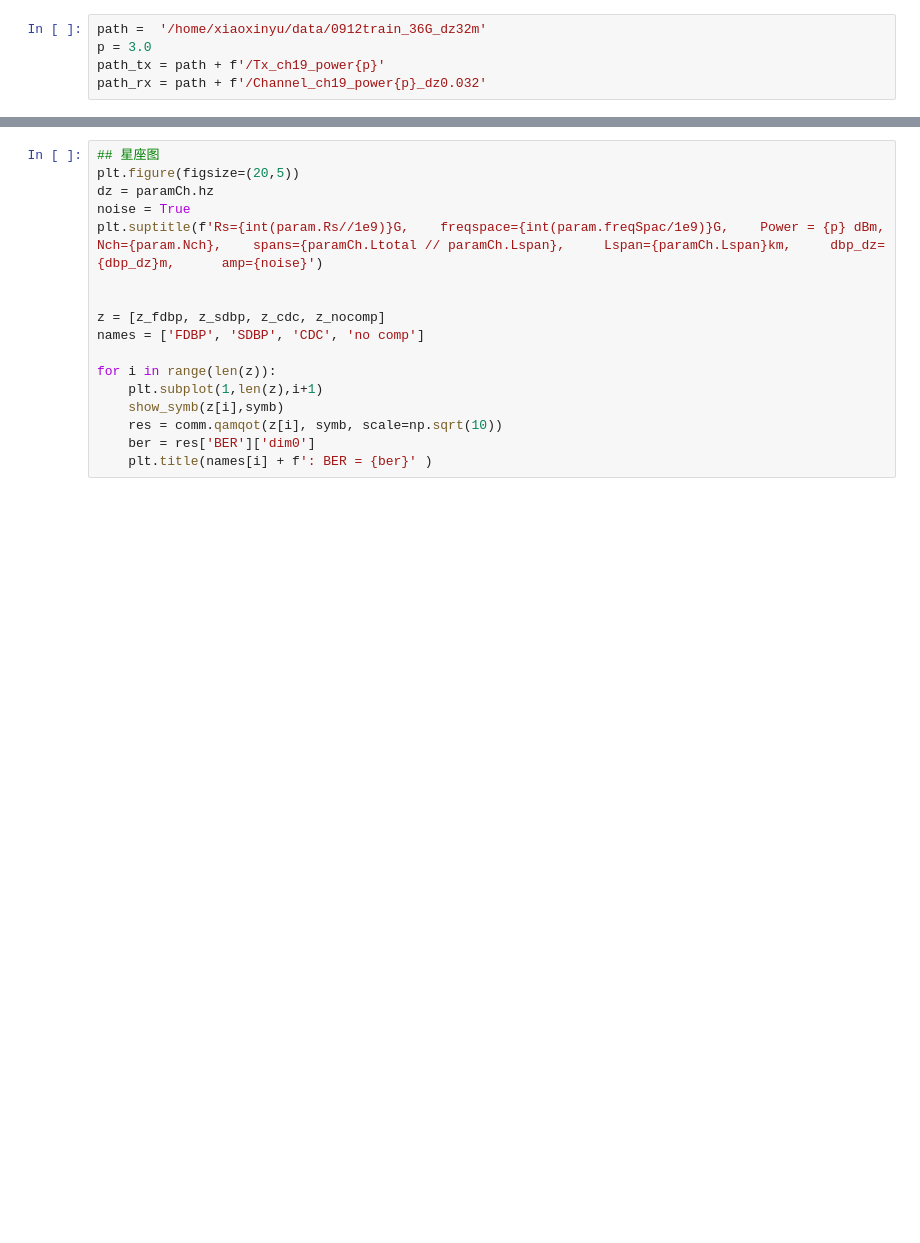
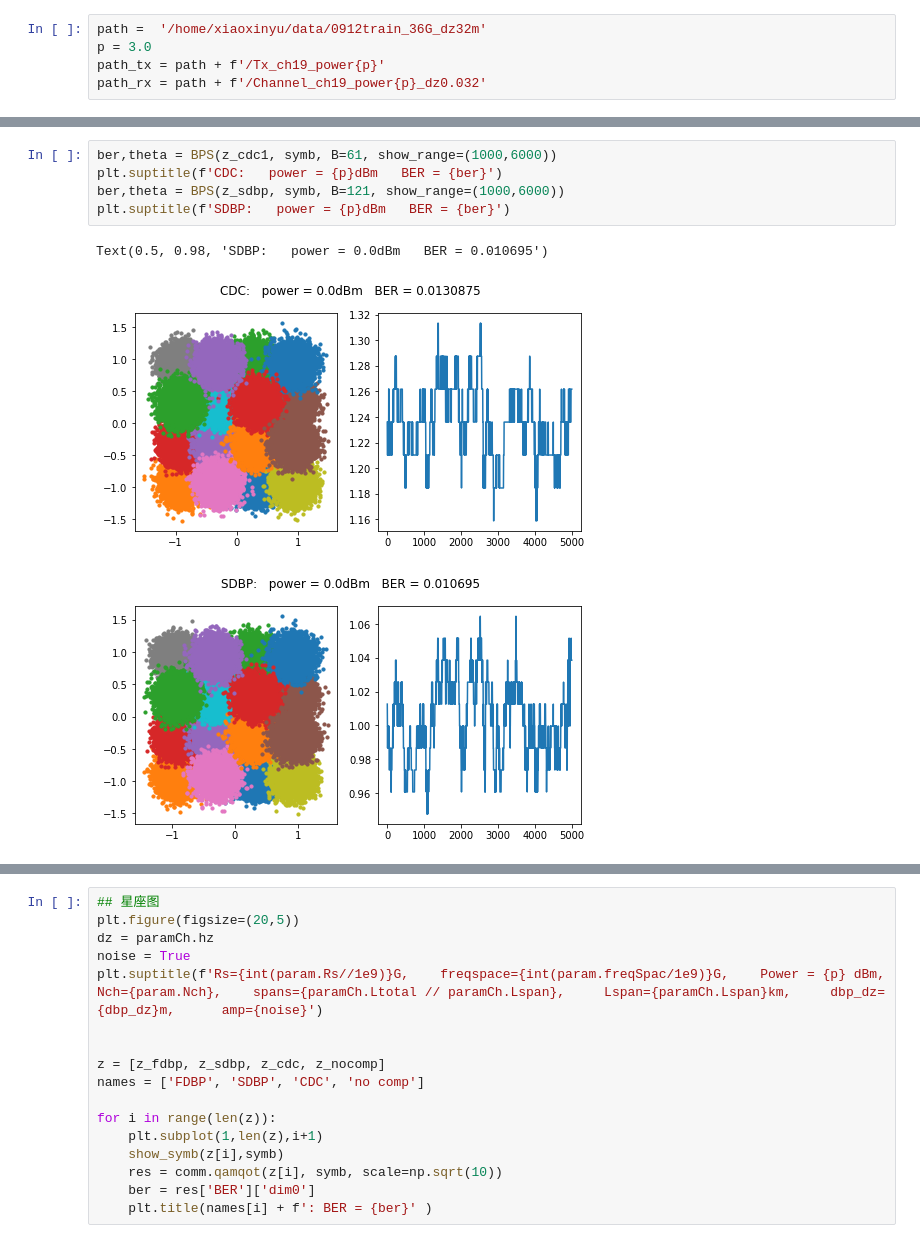
Before and after one commit to xinyuxiao113/optic, a Jupyter notebook: pertubation_new.ipynb, the cells around one changed output, grey strips where cells are left out. Saved outputs shown, nothing was run; the diff lists cells and outputs as text; blank space fills up the shorter version.

```diff
--- a/pertubation_new.ipynb
+++ b/pertubation_new.ipynb
@@ -2167,0 +2237,9 @@ def BPS(z, symbTx, pilotInd=np.arange(100, dtype=int),  N=51, B=31):
+# %%
+ber,theta = BPS(z_cdc1, symb, B=61, show_range=(1000,6000))
+plt.suptitle(f'CDC:   power = {p}dBm   BER = {ber}')
+ber,theta = BPS(z_sdbp, symb, B=121, show_range=(1000,6000))
+plt.suptitle(f'SDBP:   power = {p}dBm   BER = {ber}')
+# %% [output]
+Text(0.5, 0.98, 'SDBP:   power = 0.0dBm   BER = 0.010695')
+[figure, added]
+[figure, added]
```
Also changed, not shown: parts of 45 cells of this notebook, 29 other files.
